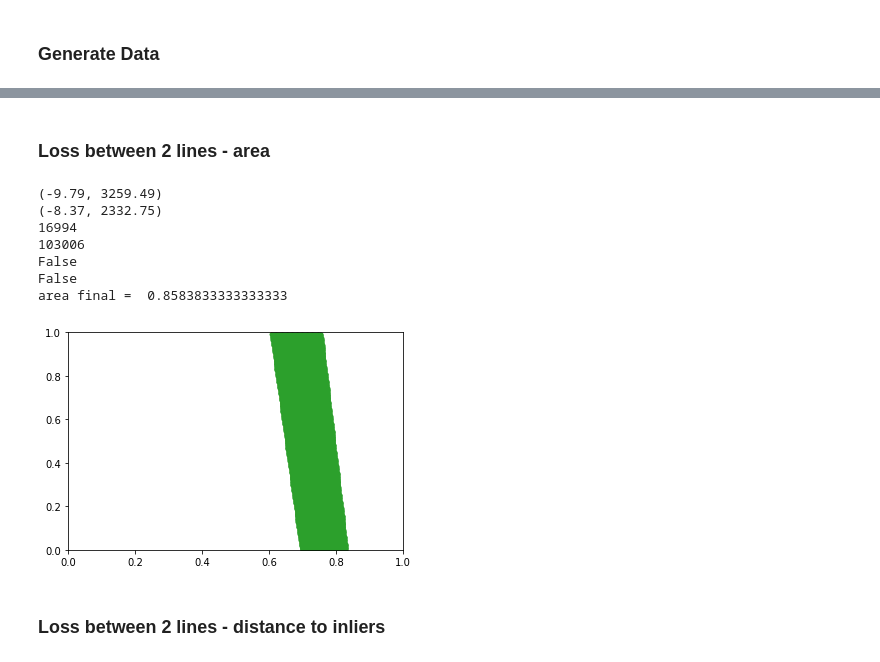
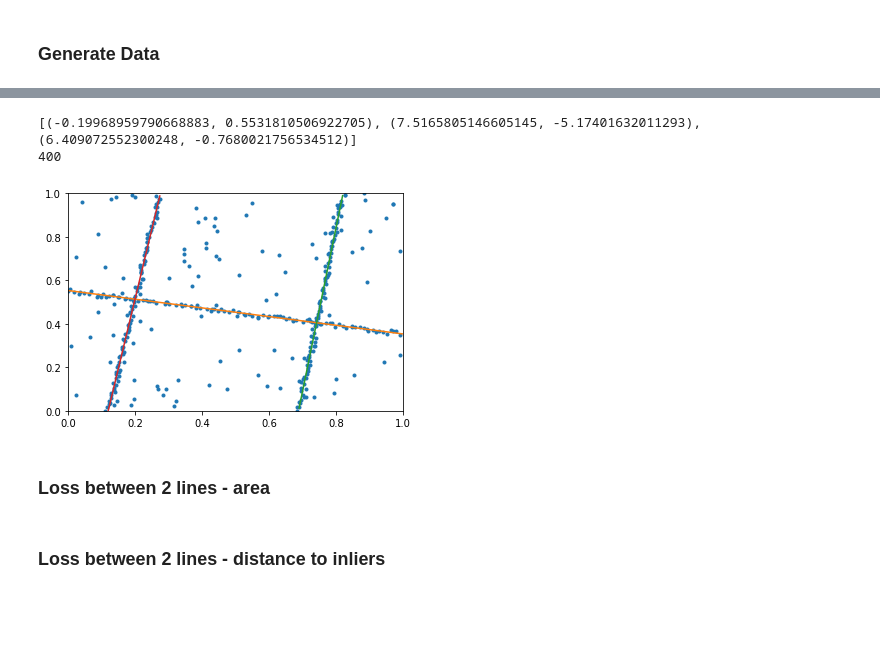
Before and after one commit to BereniceCourant/ImprRansac, a Jupyter notebook: Utils.ipynb, the cells around one changed output, grey strips where cells are left out. Cells and saved outputs as stored; diff of their text form; code cells hidden in the pictures; blank space fills up the shorter version.

```diff
--- a/Utils.ipynb
+++ b/Utils.ipynb
@@ -137,3 +202,21 @@ print(len(D[0]))
+# %%
+fig, ax = plt.subplots()
+ax.set_xlim(0, 1)
+ax.set_ylim(0, 1)
+lines = []
+for k in range(3):
+     lines.append(generate_line())
+print(lines)
+D, index_inliers = generate_data_multi_lines(lines, sigma_noise_utils, 100, 100)
+plot_data(D, ax)
+plot_lines(lines, ax)
+fig.show()
+#print(D)
+print(len(D[0]))
+# %% [output]
+[(-0.19968959790668883, 0.5531810506922705), (7.5165805146605145, -5.17401632011293), (6.409072552300248, -0.7680021756534512)]
+400
+[figure, added]
 # %% [markdown]
 ### Loss between 2 lines - area
 # %%
@@ -225,21 +318,2 @@ def plot_loss(l1, l2, image, ax):
-# %%
-fig, ax = plt.subplots()
-ax.set_xlim(0, 1)
-ax.set_ylim(0, 1)
-line1 = generate_line(image_size_utils)
-print(line1)
-
-line2 = generate_line(image_size_utils)
-print(line2)
-plot_loss(line1, line2, image_size_utils, ax)
-# %% [output]
-(-9.79, 3259.49)
-(-8.37, 2332.75)
-16994
-103006
-False
-False
-area final =  0.8583833333333333
-[figure, removed]
 # %% [markdown]
 ### Loss between 2 lines - distance to inliers
```
Also changed, not shown: parts of 48 cells of this notebook, 37 other files.
